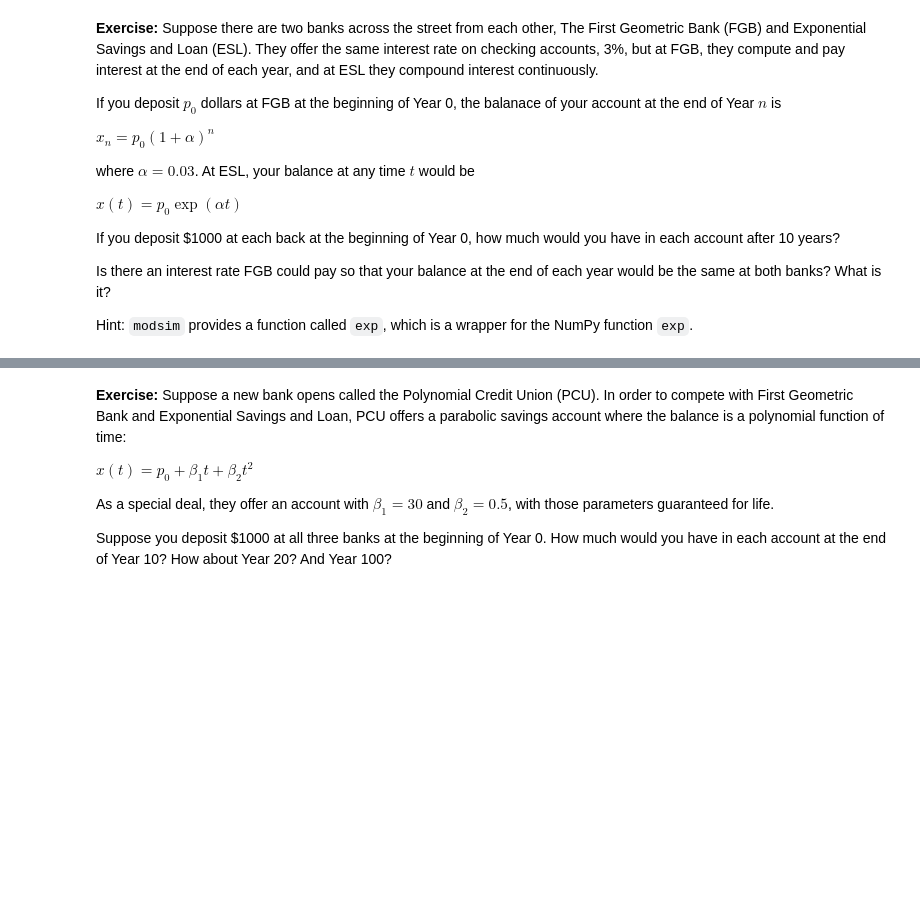
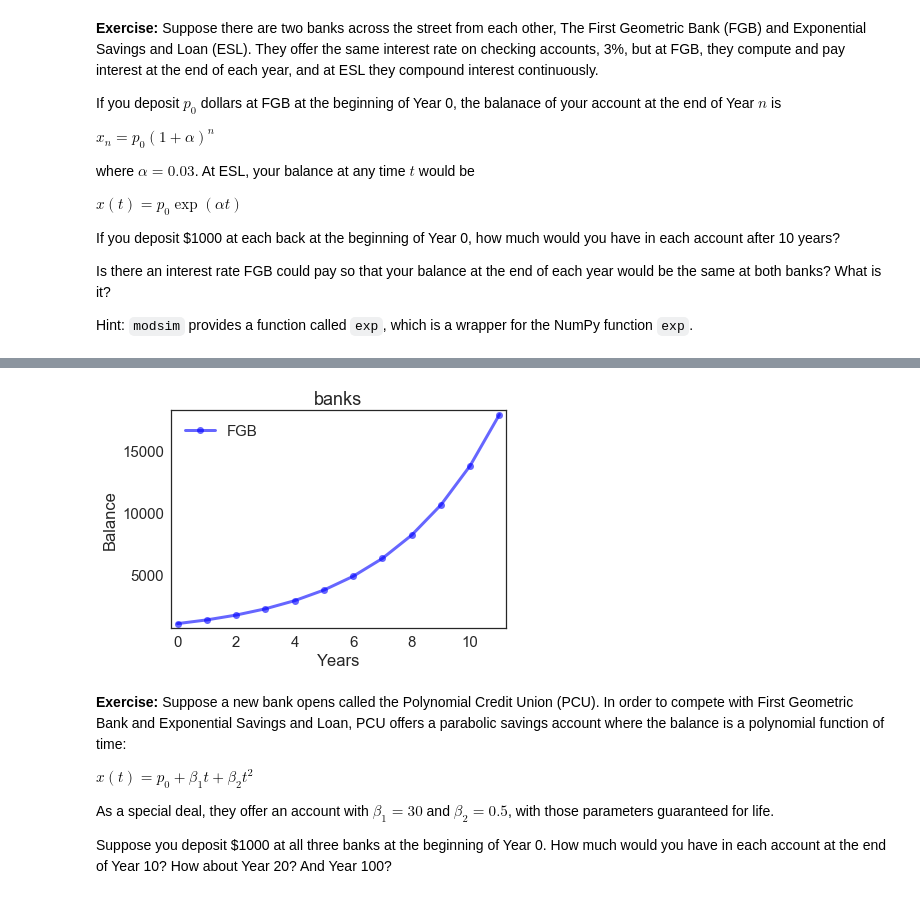
Before and after one commit to JonahSpicher/ModSimPy, a Jupyter notebook: code/chap04 - Copy.ipynb, the cells around one changed output, grey strips where cells are left out. Drawn from its saved outputs; the diff is of its cells as text; code cells hidden in the pictures; blank space fills up the shorter version.

```diff
--- a/code/chap04 - Copy.ipynb
+++ b/code/chap04 - Copy.ipynb
@@ -241,12 +241,17 @@ If you deposit \$1000 at each back at the beginning of Year 0, how much would yo
 Is there an interest rate FGB could pay so that your balance at the end of each year would be the same at both banks?  What is it?
 
 Hint: `modsim` provides a function called `exp`, which is a wrapper for the NumPy function `exp`.
-# %%
-fgb = System(bal0=1000,
-            alpha=0.03,
-            t0=0,
-            t_end=10)
-esl = System(bal0=1000,
-            alpha=0.03,
-            t0=fgb.t0,
-            t_end=fgb.t_end)
+# %%
+def plot_bank_results(title=None):
+    newfig()
+    plot(fgb.bal, 'bo-', label='FGB')
+    #plot(esl.bal, 'ro-', label='ESL')
+    decorate(xlabel='Years',
+             ylabel='Balance',
+             title=title)
+# %%
+fgb = System(t0 = 0,
+            t_end = 10,
+            bal0 = 1000,
+            alpha = 0.3)
+fgb
@@ -253,13 +269,19 @@ esl = System(bal0=1000,
 # %%
 def run_bank_sim():
+    """Runs a proportional growth model.
+
+    Adds TimeSeries to `system` as `results`.
+
+    system: System object with t0, t_end, p0,
+            birth_rate and death_rate
+    """
     fgb_bal = TimeSeries()
-    esl_bal = TimeSeries()
-    fgb_bal[fgb.t0] = fgb.bal
-    esl_bal[esl.t0] = esl.bal
+    fgb_bal[fgb.t0] = fgb.bal0
 
     for t in linrange(fgb.t0, fgb.t_end):
-        fgb[t+1] =
+        growth = fgb.alpha * fgb_bal[t]
+
+        fgb_bal[t+1] = fgb_bal[t] + growth
 
 
     fgb.bal = fgb_bal
-    esl.bal = esl_bal
@@ -276,3 +288,8 @@ def run_bank_sim():
+# %%
+run_bank_sim()
+plot_bank_results(title='banks')
+# %% [output]
+[figure, added]
 # %% [markdown]
 **Exercise:** Suppose a new bank opens called the Polynomial Credit Union (PCU).  In order to compete with First Geometric Bank and Exponential Savings and Loan, PCU offers a parabolic savings account where the balance is a polynomial function of time:
 
```
Also changed, not shown: parts of 7 cells of this notebook, 5 other files.
